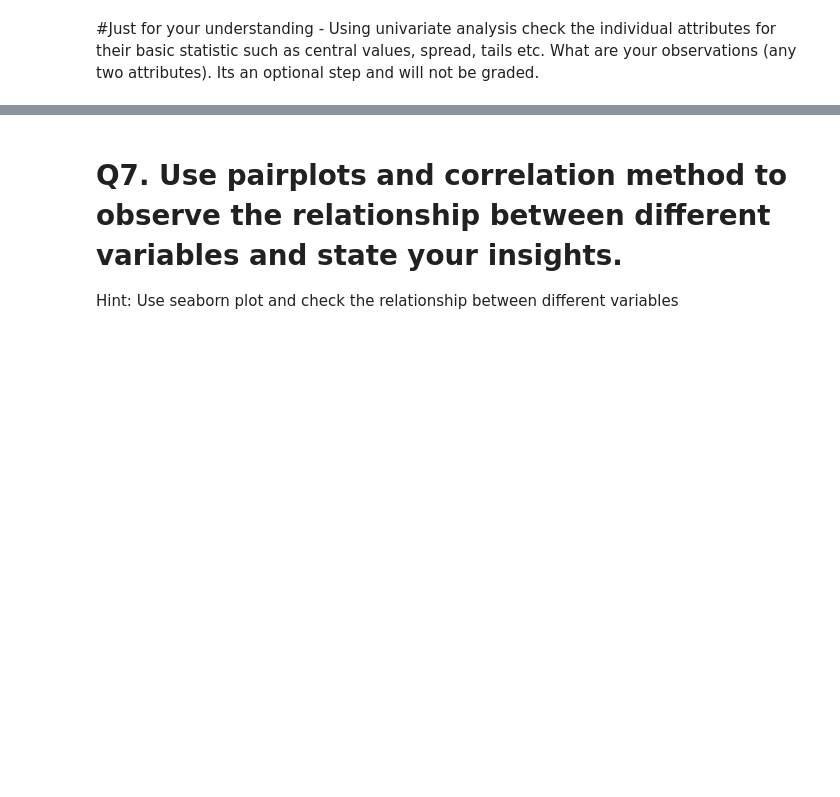
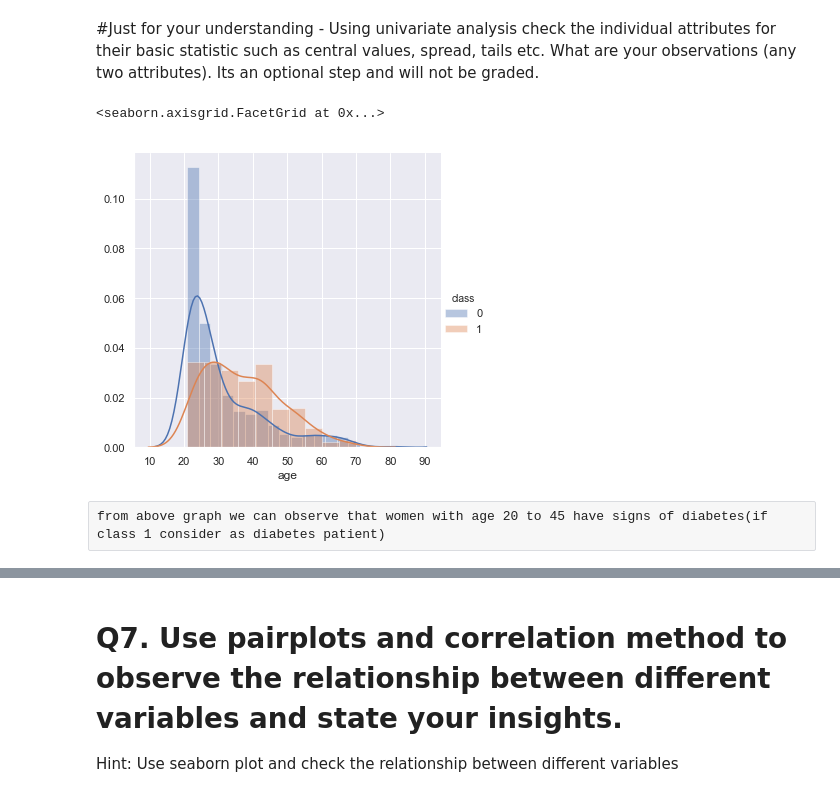
Before and after one commit to GreatLearningAIML1/pune-july19-batch-Seema-eng, a Jupyter notebook: R3-Internal Lab-Pima-1.ipynb, the cells around one changed output, grey strips where cells are left out. Cells and saved outputs as stored; diff of their text form; code cells hidden in the pictures; blank space fills up the shorter version.

```diff
--- a/R3-Internal Lab-Pima-1.ipynb
+++ b/R3-Internal Lab-Pima-1.ipynb
@@ -140,3 +138,10 @@ sns.countplot(x='class',data=df)
 [figure]
 # %% [markdown]
 #Just for your understanding - Using univariate analysis check the individual attributes for their basic statistic such as central values, spread, tails etc. What are your observations (any two attributes). Its an optional step and will not be graded.
+# %%
+sns.FacetGrid(df,hue='class',size=5).map(sns.distplot,"age").add_legend()
+# %% [output]
+<seaborn.axisgrid.FacetGrid at 0x...>
+[figure, added]
+# %% [raw]
+from above graph we can observe that women with age 20 to 45 have signs of diabetes(if class 1 consider as diabetes patient)
```
Also changed, not shown: parts of 7 cells of this notebook.
